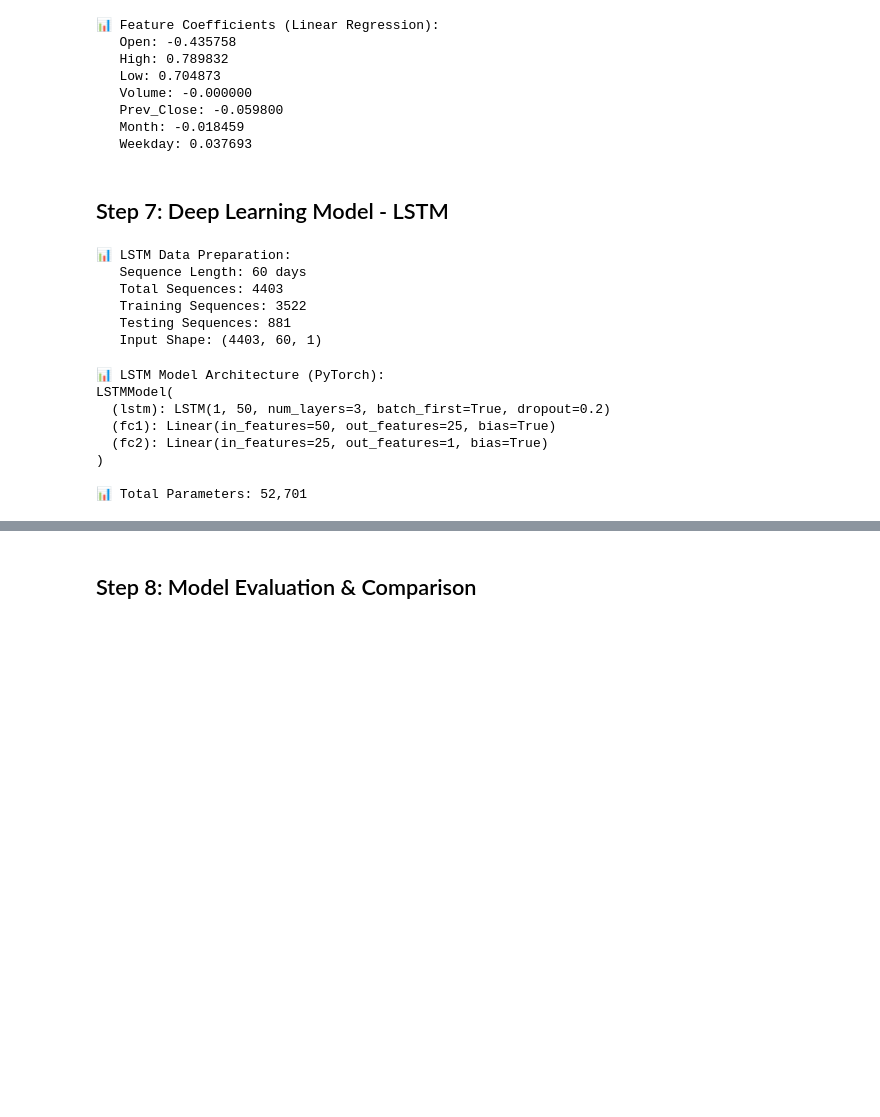
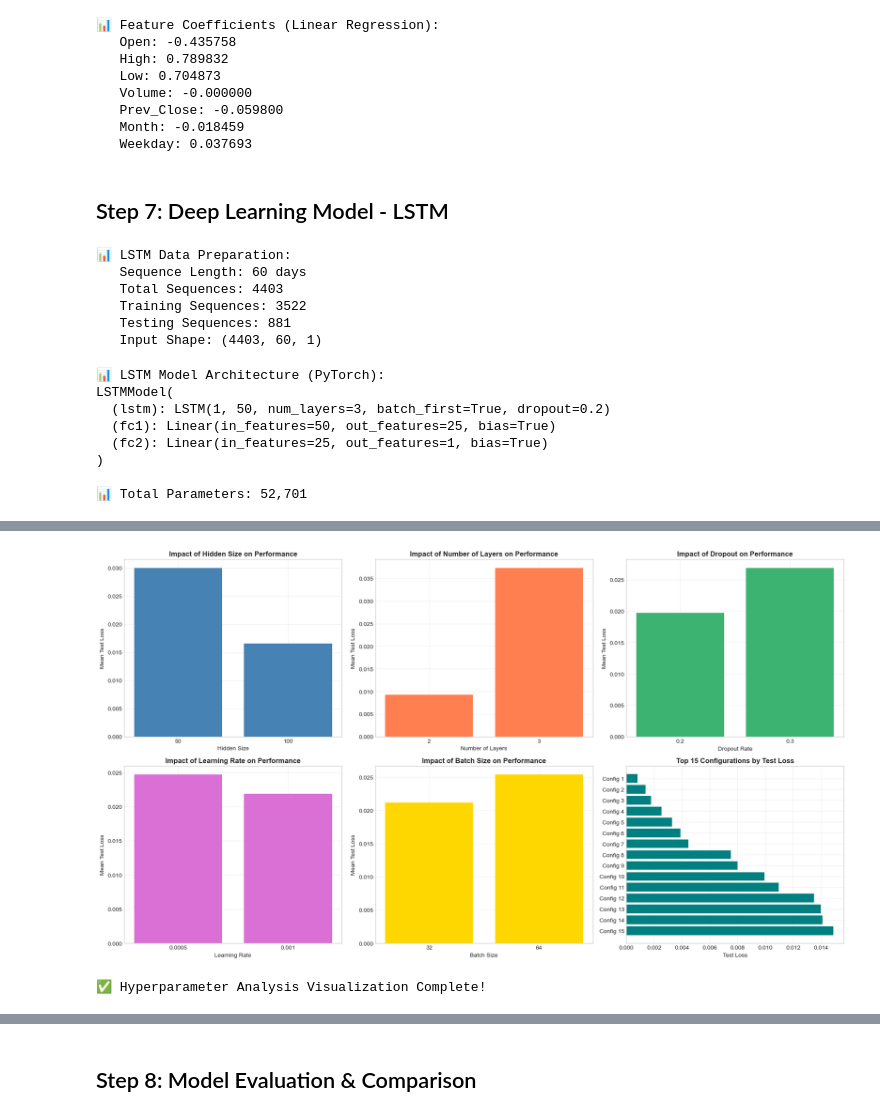
Before and after one commit to Piyu242005/TCS-Stock-Data---Live-and-Latest, a Jupyter notebook: TCS Stock Data.ipynb, the cells around one changed output, grey strips where cells are left out. Drawn from its saved outputs; the diff is of its cells as text; code cells hidden in the pictures; blank space fills up the shorter version.

```diff
--- a/TCS Stock Data.ipynb
+++ b/TCS Stock Data.ipynb
@@ -764,0 +1219,69 @@ LSTMModel(
+# %%
+# ============================================================================
+# VISUALIZE HYPERPARAMETER TUNING RESULTS
+# ============================================================================
+
+fig, axes = plt.subplots(2, 3, figsize=(18, 10))
+
+# 1. Loss by Hidden Size
+ax1 = axes[0, 0]
+hidden_size_groups = tuning_df.groupby('hidden_size')['test_loss'].mean()
+ax1.bar(hidden_size_groups.index.astype(str), hidden_size_groups.values, color='steelblue')
+ax1.set_xlabel('Hidden Size')
+ax1.set_ylabel('Mean Test Loss')
+ax1.set_title('Impact of Hidden Size on Performance', fontsize=12, fontweight='bold')
+ax1.grid(True, alpha=0.3)
+
+# 2. Loss by Number of Layers
+ax2 = axes[0, 1]
+num_layers_groups = tuning_df.groupby('num_layers')['test_loss'].mean()
+ax2.bar(num_layers_groups.index.astype(str), num_layers_groups.values, color='coral')
+ax2.set_xlabel('Number of Layers')
+ax2.set_ylabel('Mean Test Loss')
+ax2.set_title('Impact of Number of Layers on Performance', fontsize=12, fontweight='bold')
+ax2.grid(True, alpha=0.3)
+
+# 3. Loss by Dropout
+ax3 = axes[0, 2]
+dropout_groups = tuning_df.groupby('dropout')['test_loss'].mean()
+ax3.bar(dropout_groups.index.astype(str), dropout_groups.values, color='mediumseagreen')
+ax3.set_xlabel('Dropout Rate')
+ax3.set_ylabel('Mean Test Loss')
+ax3.set_title('Impact of Dropout on Performance', fontsize=12, fontweight='bold')
+ax3.grid(True, alpha=0.3)
+
+# 4. Loss by Learning Rate
+ax4 = axes[1, 0]
+lr_groups = tuning_df.groupby('learning_rate')['test_loss'].mean()
+ax4.bar([str(x) for x in lr_groups.index], lr_groups.values, color='orchid')
+ax4.set_xlabel('Learning Rate')
+ax4.set_ylabel('Mean Test Loss')
+ax4.set_title('Impact of Learning Rate on Performance', fontsize=12, fontweight='bold')
+ax4.grid(True, alpha=0.3)
+
+# 5. Loss by Batch Size
+ax5 = axes[1, 1]
+batch_groups = tuning_df.groupby('batch_size')['test_loss'].mean()
+ax5.bar(batch_groups.index.astype(str), batch_groups.values, color='gold')
+ax5.set_xlabel('Batch Size')
+ax5.set_ylabel('Mean Test Loss')
+ax5.set_title('Impact of Batch Size on Performance', fontsize=12, fontweight='bold')
+ax5.grid(True, alpha=0.3)
+
+# 6. Top 15 Configurations
+ax6 = axes[1, 2]
+top_configs = tuning_df.head(15)
+config_labels = [f"Config {i+1}" for i in range(len(top_configs))]
+bars = ax6.barh(config_labels, top_configs['test_loss'].values, color='teal')
+ax6.set_xlabel('Test Loss')
+ax6.set_title('Top 15 Configurations by Test Loss', fontsize=12, fontweight='bold')
+ax6.invert_yaxis()
+ax6.grid(True, alpha=0.3)
+
+plt.tight_layout()
+plt.show()
+
+print("✅ Hyperparameter Analysis Visualization Complete!")
+# %% [output]
+[figure, added]
+✅ Hyperparameter Analysis Visualization Complete!
```
Also changed, not shown: parts of 23 cells of this notebook, 5 other files.
